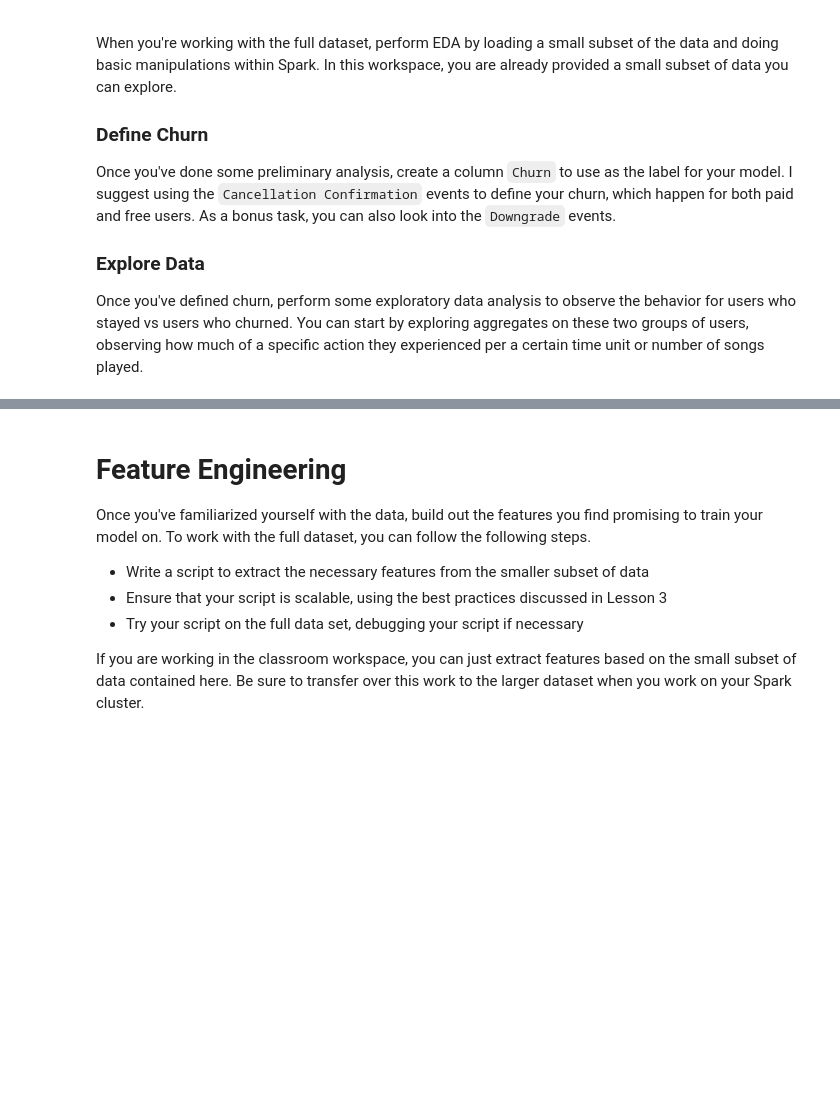
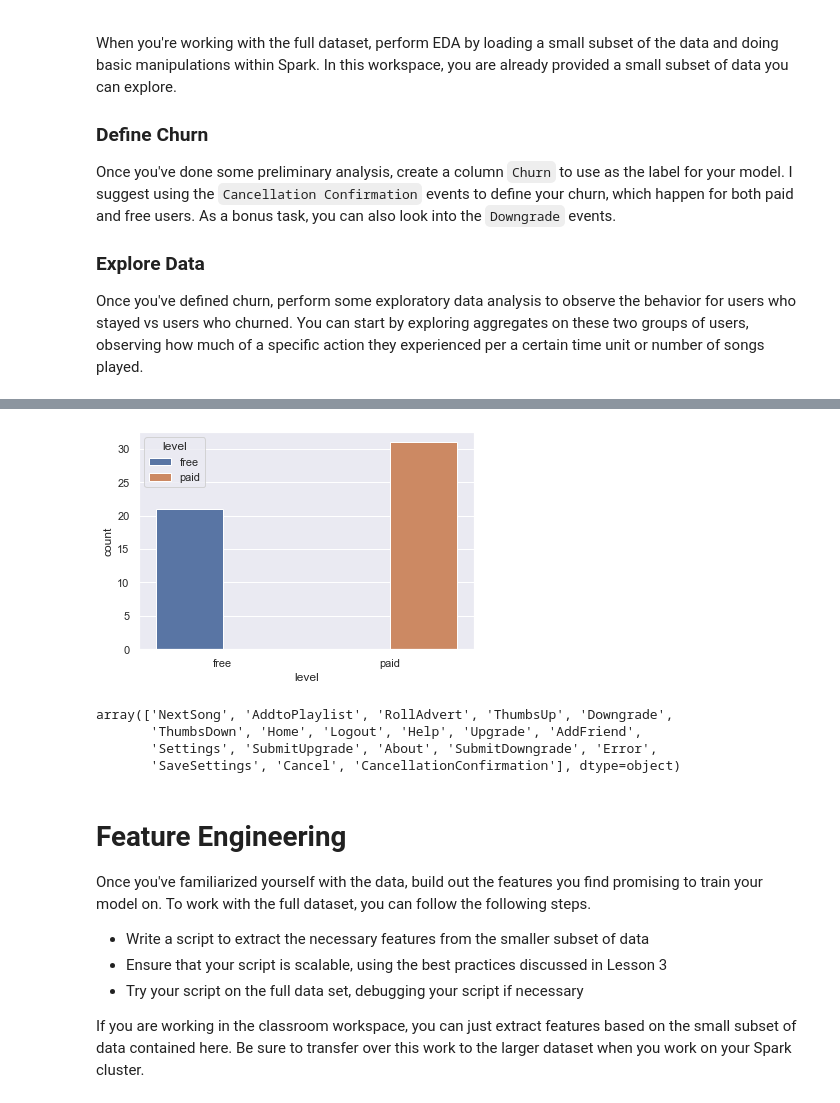
Before and after one commit to pmherp/udsnd_project-capstone, a Jupyter notebook: Sparkify.ipynb, the cells around one changed output, grey strips where cells are left out. Saved outputs shown, nothing was run; the diff lists cells and outputs as text; code cells hidden in the pictures; blank space fills up the shorter version.

```diff
--- a/Sparkify.ipynb
+++ b/Sparkify.ipynb
@@ -122,3 +278,19 @@ def add_churn(data):
+# %%
+def churn_level():
+    """
+    This function shows the payment level for the time the users churned
+
+    Args:
+        - None
+    Returns:
+        - None
+    """
+    #level of user when churn happened
+    churn_level = churn_data.where(churn_data['page'] == 'CancellationConfirmation').groupby('level').count().toPandas()
+
+    #create barplot
+    churn_level_barplot = Plots(x_values='level', y_values='count', hue='level', data=churn_level)
+    churn_level_barplot.sns_barplot()
 # %% [markdown]
 # Load and Clean Dataset
 In this workspace, the mini-dataset file is `mini_sparkify_event_data.json`. Load and clean the dataset, checking for invalid or missing data - for example, records without userids or sessionids.
@@ -171,3 +367,16 @@ df
+# %%
+#payment plan when users churned
+churn_level()
+# %% [output]
+[figure, added]
+# %%
+temp = churn_data.toPandas()
+temp.page.unique()
+# %% [output]
+array(['NextSong', 'AddtoPlaylist', 'RollAdvert', 'ThumbsUp', 'Downgrade',
+       'ThumbsDown', 'Home', 'Logout', 'Help', 'Upgrade', 'AddFriend',
+       'Settings', 'SubmitUpgrade', 'About', 'SubmitDowngrade', 'Error',
+       'SaveSettings', 'Cancel', 'CancellationConfirmation'], dtype=object)
 # %% [markdown]
 # Feature Engineering
 Once you've familiarized yourself with the data, build out the features you find promising to train your model on. To work with the full dataset, you can follow the following steps.
```
Also changed, not shown: parts of 14 cells of this notebook.
